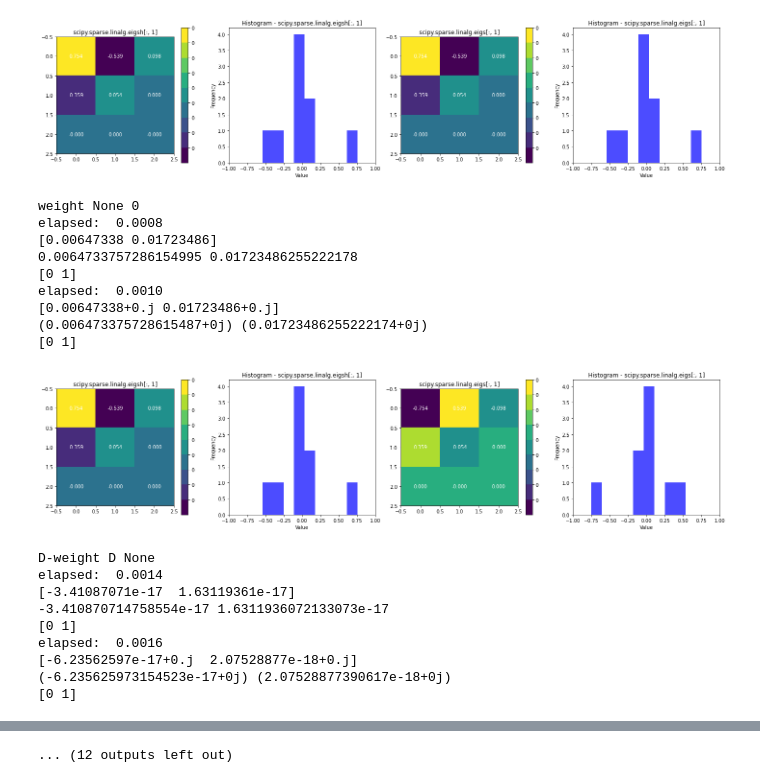
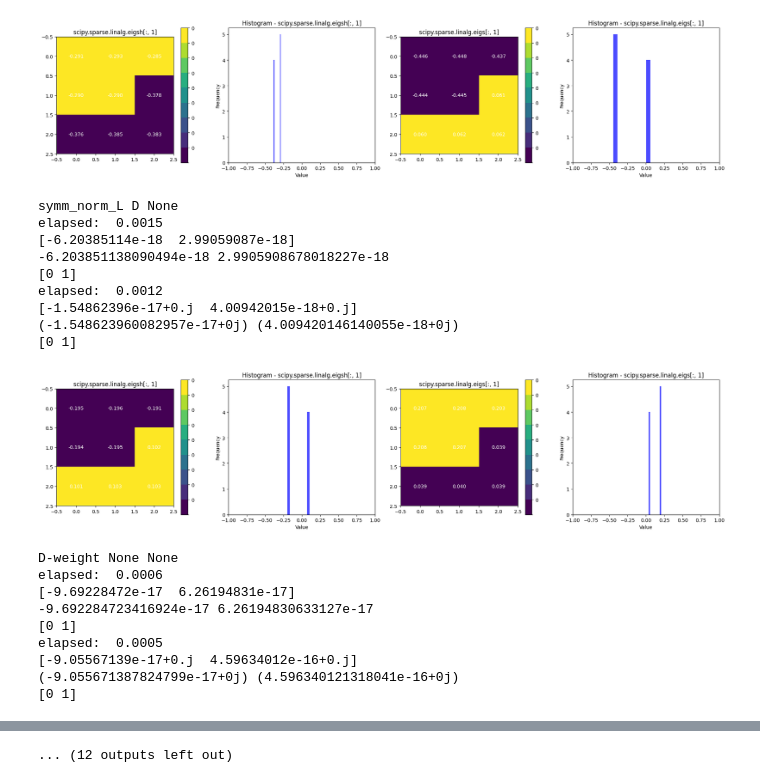
Before and after one commit to garthwales/DDN-NC, a Jupyter notebook: dev/matrix.ipynb, the cells around one changed output, grey strips where cells are left out. Saved outputs shown, nothing was run; the diff lists cells and outputs as text; code cells hidden in the pictures.

```diff
--- a/dev/matrix.ipynb
+++ b/dev/matrix.ipynb
@@ -378,22 +388,39 @@ cases = [1,2]
 
 # Normalized cuts (D-W), generalized form
 # technically equivalent to symmetrically normalized laplacian (with their inbuilt methods?)
-d = np.sum(weight, 1)
-D = np.diag(d)
+values1 = np.array([[1,0,10],
+                  [1,10,255],
+                  [255,230,230]])
 
-A_list = [weight, D-weight, symmetrically_normalized_laplacian]
-A_list_names = ["weight", "D-weight", "symm_norm_L"]
-D_list = [D, None]
-D_list_names = ["D", "None"]
-sigma_list = [None, 0]
-sigma_list_names = ["None", "0"]
+weight1 = dissimilarity(values/255) # normalization is a must, otherwise infintessimally small values (using the nc weight scheme at least)
 
-for i_a,a in enumerate(A_list):
-    for i_d,d in enumerate(D_list):
-        for i_s,sigma in enumerate(sigma_list):
-            print(f'{A_list_names[i_a]} {D_list_names[i_d]} {sigma_list_names[i_s]}')
-            all_vecs,names = get_cuts_sparse(a,d,cases,sigma)
-            data_list = [vec.reshape((N2,N2)) for vec in all_vecs]
+values2 = np.rot90(values1)
+weight2 = dissimilarity(values2/255)
 
-            plot_data_list_hist(data_list, names, title='') # or Wx = (1-λ)Dx
+values3 = np.rot90(values2)
+weight3 = dissimilarity(values3/255)
+
+
+weights = [weight1, weight2, weight3]
+
+for weight in weights:
+    D = np.diag(np.sum(weight, 1))
+    unnormed_laplace = D-weight
+    degree_sqrt_inv = np.reciprocal(np.sqrt(D, where=D!=0), where=np.sqrt(D)!=0)
+
+    symmetrically_normalized_laplacian = degree_sqrt_inv @ unnormed_laplace @ degree_sqrt_inv
+    A_list = [D-weight, symmetrically_normalized_laplacian] # using just weight is average association and doesn't work for this input
+    A_list_names = ["D-weight", "symm_norm_L"] # ,"D-weight"
+    D_list = [None, D] # D
+    D_list_names = ["None", "D"]
+    sigma_list = [None]
+    sigma_list_names = ["None"]
+
+    for i_a,a in enumerate(A_list):
+        for i_d,d in enumerate(D_list):
+            for i_s,sigma in enumerate(sigma_list):
+                print(f'{A_list_names[i_a]} {D_list_names[i_d]} {sigma_list_names[i_s]}')
+                all_vecs,names = get_cuts_sparse(a,d,cases,sigma)
+                data_list = [vec.reshape((N2,N2)) for vec in all_vecs]
+                plot_data_list_hist(data_list, names, title='') # or Wx = (1-λ)Dx
 # %% [output]
@@ -428,21 +455,21 @@ elapsed:  0.0007
 [0 1]
-[figure, old version]
+[figure, new version]
-weight None 0
-elapsed:  0.0008
-[0.00647338 0.01723486]
-0.0064733757286154995 0.01723486255222178
+symm_norm_L D None
+elapsed:  0.0015
+[-6.20385114e-18  2.99059087e-18]
+-6.203851138090494e-18 2.9905908678018227e-18
 [0 1]
-elapsed:  0.0010
-[0.00647338+0.j 0.01723486+0.j]
-(0.006473375728615487+0j) (0.01723486255222174+0j)
+elapsed:  0.0012
+[-1.54862396e-17+0.j  4.00942015e-18+0.j]
+(-1.548623960082957e-17+0j) (4.009420146140055e-18+0j)
 [0 1]
-[figure, old version]
+[figure, new version]
-D-weight D None
-elapsed:  0.0014
-[-3.41087071e-17  1.63119361e-17]
--3.410870714758554e-17 1.6311936072133073e-17
+D-weight None None
+elapsed:  0.0006
+[-9.69228472e-17  6.26194831e-17]
+-9.692284723416924e-17 6.26194830633127e-17
 [0 1]
-elapsed:  0.0016
-[-6.23562597e-17+0.j  2.07528877e-18+0.j]
-(-6.235625973154523e-17+0j) (2.07528877390617e-18+0j)
+elapsed:  0.0005
+[-9.05567139e-17+0.j  4.59634012e-16+0.j]
+(-9.055671387824799e-17+0j) (4.596340121318041e-16+0j)
 [0 1]
```
Also changed, not shown: parts of 7 cells of this notebook.
